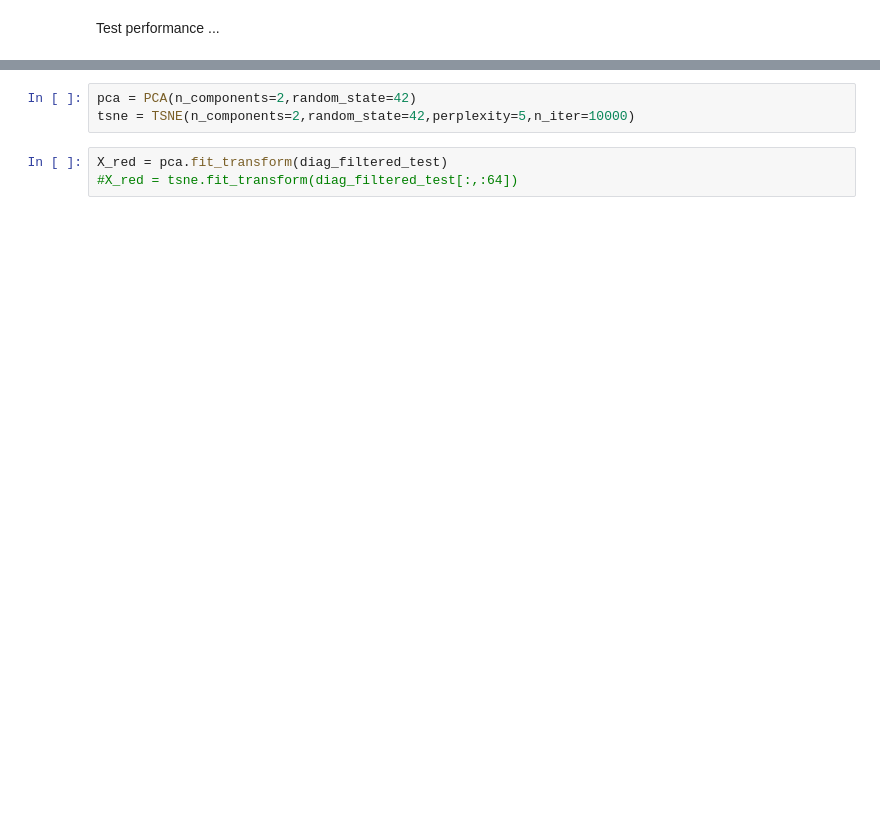
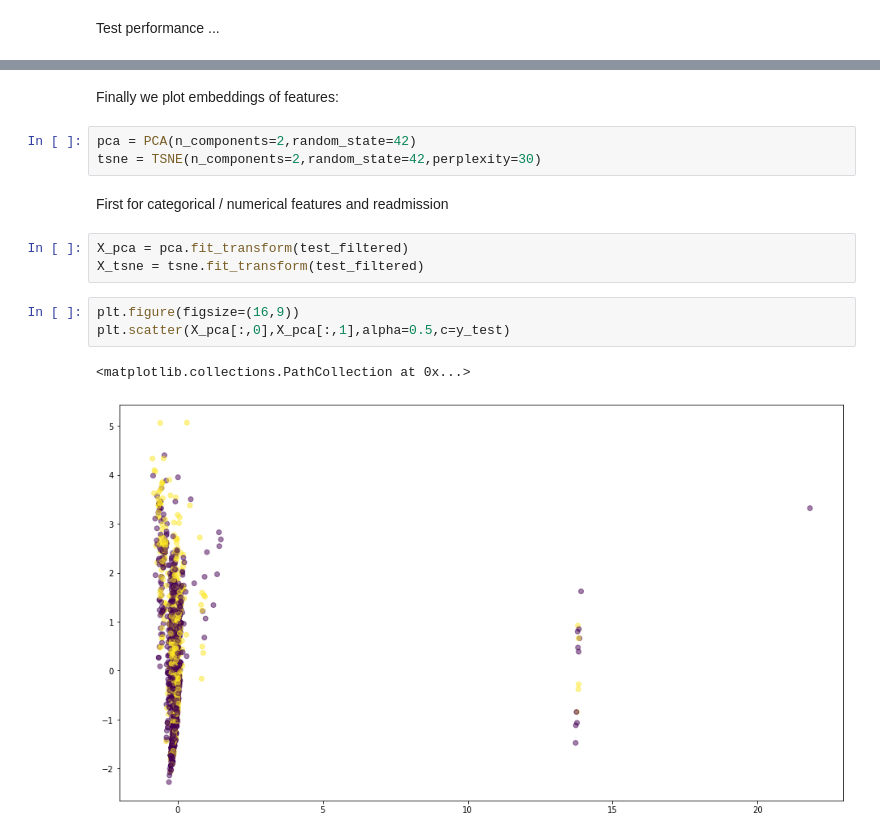
Before and after one commit to MartinTschechne/ML4H2020, a Jupyter notebook: NLP/Project-2-Diabetes.ipynb, the cells around one changed output, grey strips where cells are left out. Saved outputs shown, nothing was run; the diff lists cells and outputs as text; blank space fills up the shorter version.

```diff
--- a/NLP/Project-2-Diabetes.ipynb
+++ b/NLP/Project-2-Diabetes.ipynb
@@ -671,6 +746,16 @@ NIR = 0.6035
+# %% [markdown]
+Finally we plot embeddings of features:
 # %%
 pca = PCA(n_components=2,random_state=42)
-tsne = TSNE(n_components=2,random_state=42,perplexity=5,n_iter=10000)
+tsne = TSNE(n_components=2,random_state=42,perplexity=30)
+# %% [markdown]
+First for categorical / numerical features and readmission
 # %%
-X_red = pca.fit_transform(diag_filtered_test)
-#X_red = tsne.fit_transform(diag_filtered_test[:,:64])
+X_pca = pca.fit_transform(test_filtered)
+X_tsne = tsne.fit_transform(test_filtered)
+# %%
+plt.figure(figsize=(16,9))
+plt.scatter(X_pca[:,0],X_pca[:,1],alpha=0.5,c=y_test)
+# %% [output]
+<matplotlib.collections.PathCollection at 0x...>
+[figure, added]
```
Also changed, not shown: parts of 43 cells of this notebook, 6 other files.
